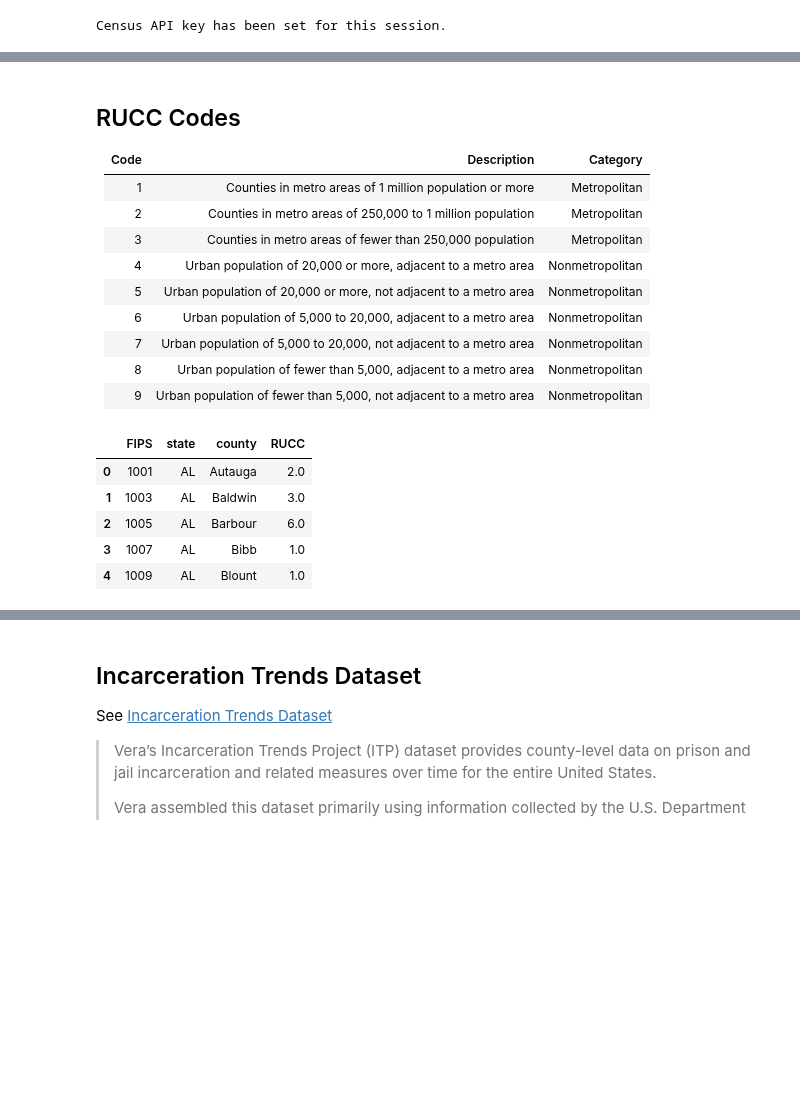
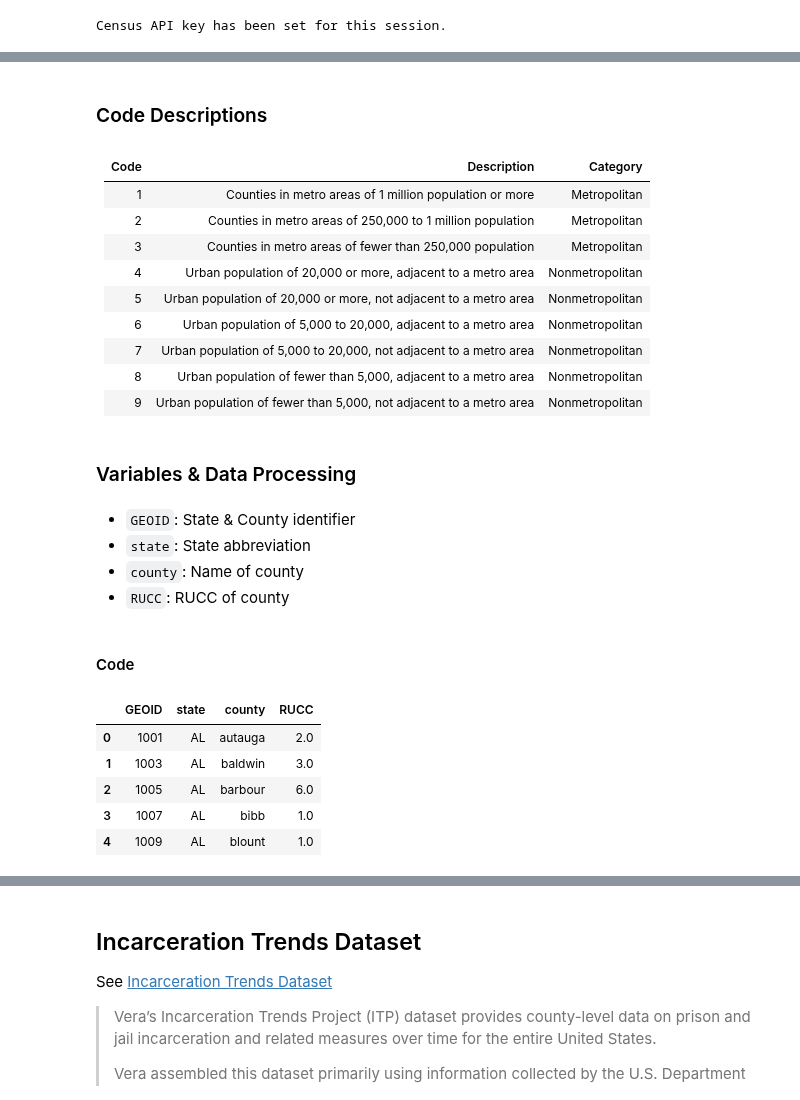
Before and after one commit to steveg-ds/RHIP, a Jupyter notebook: rural-detention/data_analysis.ipynb, the cells around one changed output, grey strips where cells are left out. Drawn from its saved outputs; the diff is of its cells as text; code cells hidden in the pictures; blank space fills up the shorter version.

```diff
--- a/rural-detention/data_analysis.ipynb
+++ b/rural-detention/data_analysis.ipynb
@@ -1,26 +3,22 @@
 # %%
 import pandas as pd
 import geopandas as gpd
-from shapely.geometry import Point
-import matplotlib.pyplot as plt
-import pytidycensus as tc
+import numpy as np
 import os
 from dotenv import load_dotenv
+from qbstyles import mpl_style
+import pytidycensus as tc
 from concurrent.futures import ThreadPoolExecutor
-from typing import Dict, Literal
-from qbstyles import mpl_style
+from typing import Dict, Literal, List, Union
 import glob
 import warnings
 
-from pyresearch import collect_acs_data
+warnings.filterwarnings("ignore")
 
-warnings.filterwarnings("ignore")
 
 %config InlineBackend.figure_format = 'retina'
 
 mpl_style(dark=True)
-
-pd.set_option("future.no_silent_downcasting", True)
 
 load_dotenv()
 
@@ -28,5 +26,7 @@ API_KEY: str = os.getenv("CENSUS_KEY")
 DATA: str = os.getenv("DATA")
 
 tc.set_census_api_key(API_KEY)
+
+pd.set_option('display.precision', 2)
 # %% [output]
 Census API key has been set for this session.
@@ -33,6 +39,6 @@ Census API key has been set for this session.
+# %% [markdown]
+### Code Descriptions
 # %% [markdown]
-## RUCC Codes
-
 |Code|Description|Category|
 |---|---|---|
 |1|Counties in metro areas of 1 million population or more|Metropolitan|
@@ -44,25 +50,41 @@ Census API key has been set for this session.
 |7|Urban population of 5,000 to 20,000, not adjacent to a metro area|Nonmetropolitan|
 |8|Urban population of fewer than 5,000, adjacent to a metro area|Nonmetropolitan|
 |9|Urban population of fewer than 5,000, not adjacent to a metro area|Nonmetropolitan|
+# %% [markdown]
+### Variables & Data Processing
+# %% [markdown]
+- `GEOID`: State & County identifier
+- `state`: State abbreviation
+- `county`: Name of county
+- `RUCC`: RUCC of county
+# %% [markdown]
+#### Code
 # %%
 def collect_rucc_data(data_path: str) -> pd.DataFrame:
     data = pd.read_csv(f"{data_path}/RUCC.csv")
     data.drop(columns=["Population_2020", "Description"], inplace=True)
     data.rename(columns={"RUCC_2023": "RUCC"}, inplace=True)
-    data["County_Name"] = data["County_Name"].str.replace("County", "").str.strip()
-    data["County_Name"] = data["County_Name"].str.replace("Parish", "").str.strip()
+    data["County_Name"] = (
+        data["County_Name"].str.replace("County", "").str.strip().str.lower()
+    )
+    data["County_Name"] = (
+        data["County_Name"].str.replace("Parish", "").str.strip().str.lower()
+    )
 
-    data.rename(columns={"State": "state", "County_Name": "county"}, inplace=True)
+    data.rename(
+        columns={"State": "state", "County_Name": "county", "FIPS": "GEOID"},
+        inplace=True,
+    )
 
     return data
 
 
 rucc = collect_rucc_data(data_path=DATA)
 rucc.head()
 # %% [output]
-|  | FIPS | state | county | RUCC |
-| 0 | 1001 | AL | Autauga | 2.0 |
-| 1 | 1003 | AL | Baldwin | 3.0 |
-| 2 | 1005 | AL | Barbour | 6.0 |
-| 3 | 1007 | AL | Bibb | 1.0 |
-| 4 | 1009 | AL | Blount | 1.0 |
+|  | GEOID | state | county | RUCC |
+| 0 | 1001 | AL | autauga | 2.0 |
+| 1 | 1003 | AL | baldwin | 3.0 |
+| 2 | 1005 | AL | barbour | 6.0 |
+| 3 | 1007 | AL | bibb | 1.0 |
+| 4 | 1009 | AL | blount | 1.0 |
```
Also changed, not shown: parts of 28 cells of this notebook, 4 other files.
